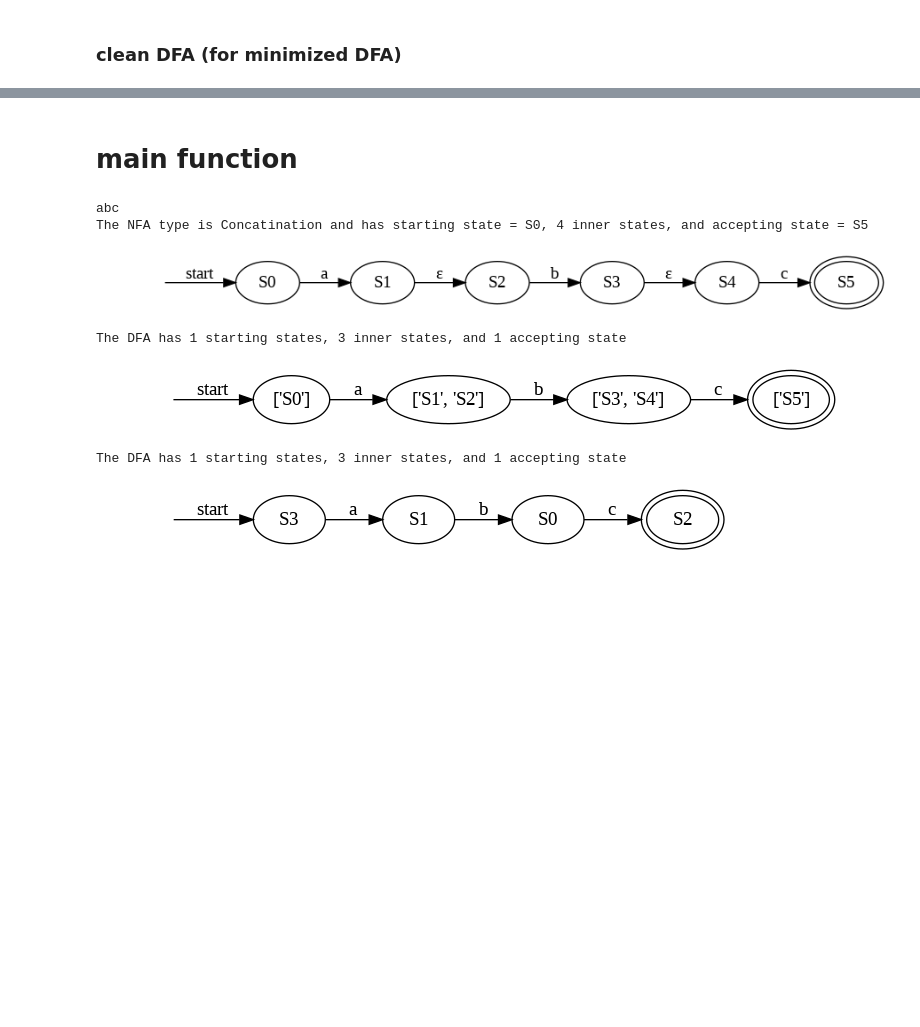
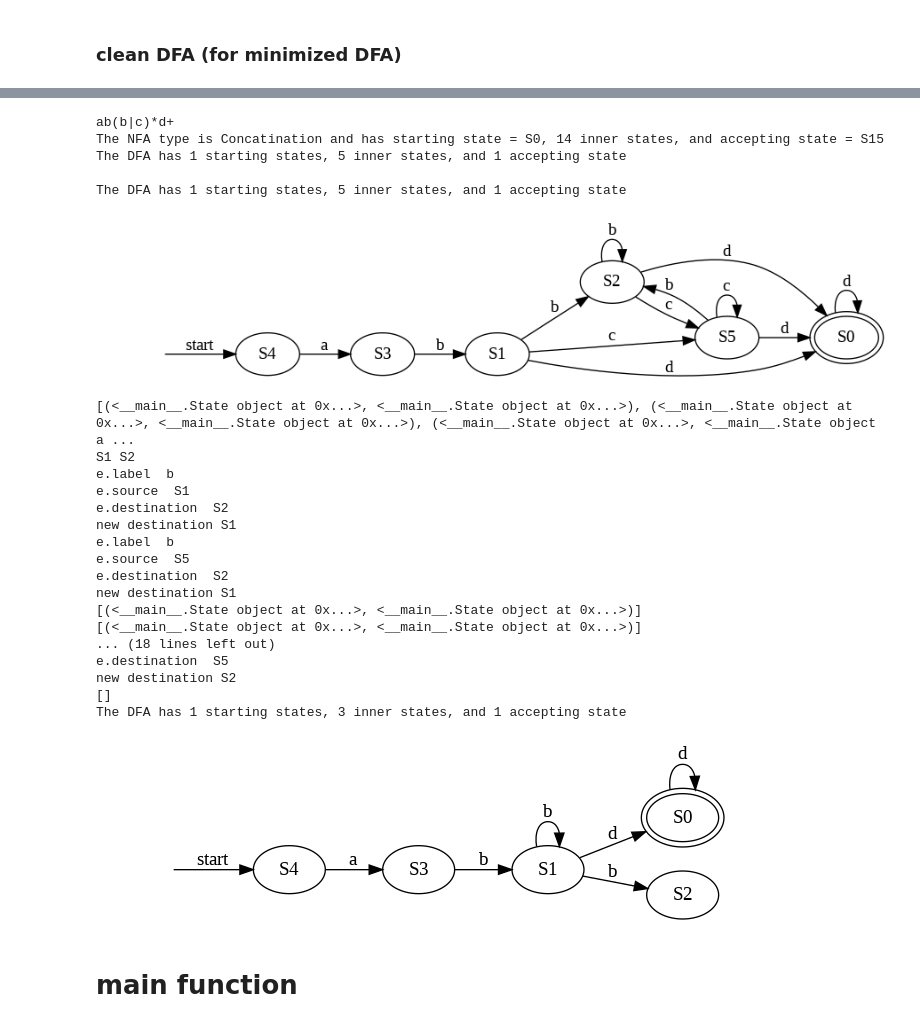
Before and after one commit to MaiAbdelhameed/Regex-to-Min-DFA, a Jupyter notebook: Compilers_Assignment_DFA.ipynb, the cells around one changed output, grey strips where cells are left out. Saved outputs shown, nothing was run; the diff lists cells and outputs as text; code cells hidden in the pictures; blank space fills up the shorter version.

```diff
--- a/Compilers_Assignment_DFA.ipynb
+++ b/Compilers_Assignment_DFA.ipynb
@@ -692,6 +696,25 @@ class DFA:
 
     def __str__(self):
         return f'The DFA has {len(self.starting_state)} starting states, {len(self.inner_states)} inner states, and {len(self.accepting_state)} accepting state'
+
+
+    def get_state(self, label):
+        all_states = list(set((self.starting_state + self.inner_states + self.accepting_state)))
+        for s in all_states:
+            if s.label == label:
+                return s
+
+    def delete_state(self, state):
+        if state in self.starting_state:
+            self.starting_state.remove(state)
+
+        if state in self.inner_states:
+            self.inner_states.remove(state)
+
+        if state in self.accepting_state:
+            self.accepting_state.remove(state)
+
+        return
 # %%
 def epsilon_closure(state_list, json_dict):
     for state in state_list:
@@ -829,8 +852,8 @@ def getDFA(nfa, data):
     dfa = construct_DFA(states_dfa, dfa_dict, nfa)
     print(str(dfa))
     graph_DFA= visualize_DFA(dfa)
-    graph_DFA.render('DFA_graph', format = 'png', cleanup = True, view = True)
-    display(Image('DFA_graph.png'))
+    # graph_DFA.render('DFA_graph', format = 'png', cleanup = True, view = True)
+    # display(Image('DFA_graph.png'))
     return dfa
 # %% [markdown]
 ### clean DFA (for minimized DFA)
@@ -858,10 +881,13 @@ def get_clean_DFA(dfa):
     return
 # %%
 def regex_to_DFA(regex):
-    input_lists = set()
+
     nfa = regex_to_NFA_graph(regex)
     if nfa == 'Invalid Regex':
-        return nfa
+        print(nfa)
+        return
 
     dfa = getDFA(nfa, 'data.json')
     get_clean_DFA(dfa)
+
+    return dfa
@@ -926,0 +896,7 @@ def regex_to_DFA(regex):
+# %%
+def create_pairs(lst): # created them sorted
+    pairs = []
+    for i in range(len(lst)):
+        for j in range(i + 1, len(lst)):
+            pairs.append((lst[i], lst[j]))
+    return pairs
@@ -926,0 +1129,30 @@ def regex_to_DFA(regex):
+# %%
+regex = input()
+dfa = regex_to_DFA(regex)
+pairs_dict = min_DFA(dfa)
+graph_minimized(dfa, pairs_dict)
+# %% [output]
+ab(b|c)*d+
+The NFA type is Concatination and has starting state = S0, 14 inner states, and accepting state = S15
+The DFA has 1 starting states, 5 inner states, and 1 accepting state
+
+The DFA has 1 starting states, 5 inner states, and 1 accepting state
+[figure, added]
+[(<__main__.State object at 0x...>, <__main__.State object at 0x...>), (<__main__.State object at 0x...>, <__main__.State object at 0x...>), (<__main__.State object at 0x...>, <__main__.State object a ...
+S1 S2
+e.label  b
+e.source  S1
+e.destination  S2
+new destination S1
+e.label  b
+e.source  S5
+e.destination  S2
+new destination S1
+[(<__main__.State object at 0x...>, <__main__.State object at 0x...>)]
+[(<__main__.State object at 0x...>, <__main__.State object at 0x...>)]
+... (18 lines left out)
+e.destination  S5
+new destination S2
+[]
+The DFA has 1 starting states, 3 inner states, and 1 accepting state
+[figure, added]
@@ -927,13 +1167,2 @@ def regex_to_DFA(regex):
 # %% [markdown]
 # main function
-# %%
-regex = input()
-regex_to_DFA(regex)
-# %% [output]
-abc
-The NFA type is Concatination and has starting state = S0, 4 inner states, and accepting state = S5
-[figure, removed]
-The DFA has 1 starting states, 3 inner states, and 1 accepting state
-[figure, removed]
-The DFA has 1 starting states, 3 inner states, and 1 accepting state
-[figure, removed]
```
Also changed, not shown: parts of 20 cells of this notebook.
